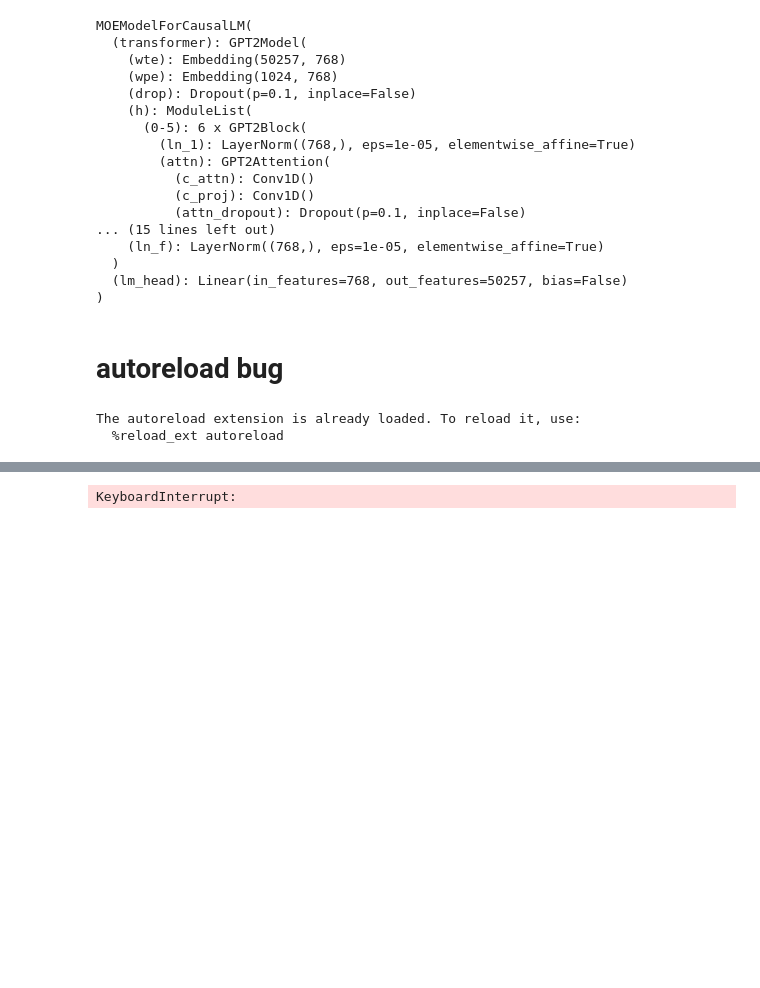
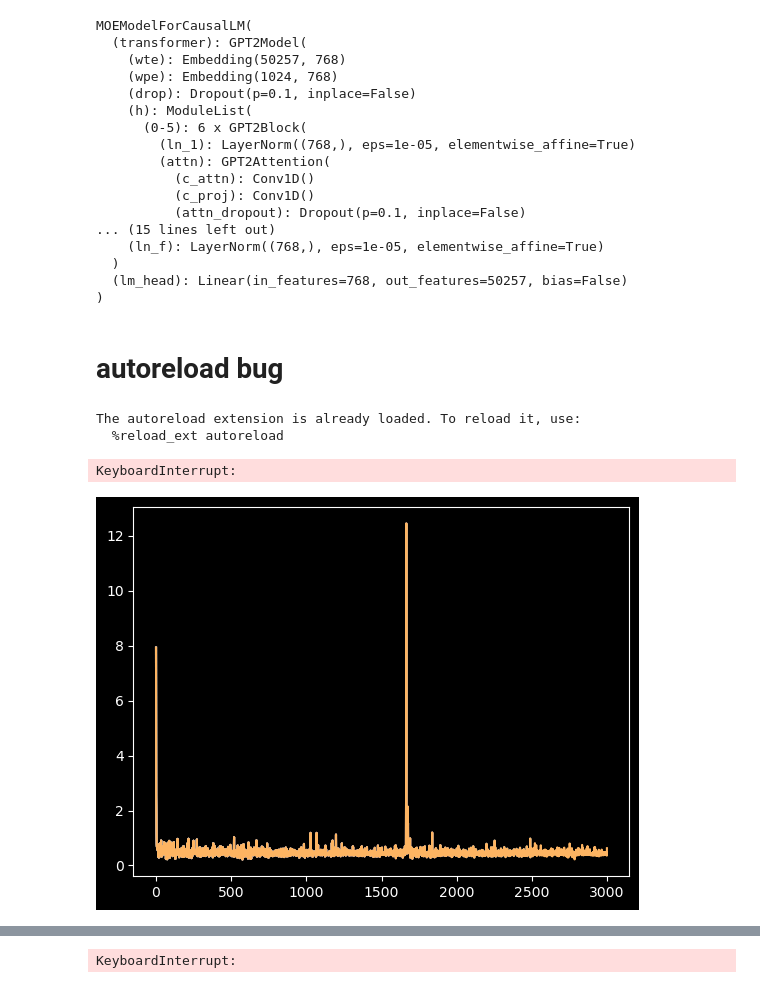
Before and after one commit to soCromp/be_great, a Jupyter notebook: multihead.ipynb, the cells around one changed output, grey strips where cells are left out. Saved outputs shown, nothing was run; the diff lists cells and outputs as text; code cells hidden in the pictures; blank space fills up the shorter version.

Commit message:
validate that 1col training works

```diff
--- a/multihead.ipynb
+++ b/multihead.ipynb
@@ -253,7 +253,7 @@ MOEModelForCausalLM(
 import transformers
 from torch import nn
 import torch
-from multihead_models import *
+from multihead_models import MOEModelForCausalLM
 import pandas as pd
 import torch
 from torch.utils.data import Dataset, DataLoader
@@ -314,37 +314,46 @@ dataloader = DataLoader(dataset, batch_size=1, shuffle=True)
 
 
 
 from tqdm import tqdm
 
 # Set up the optimizer and learning rate scheduler
 optimizer = AdamW(model.parameters(), lr=5e-4)
 # num_training_steps = len(dataloader) * 1  # Number of epochs
 # lr_scheduler = LinearLR(optimizer, total_iters=num_training_steps)
 
 ins = tokenizer(tokenizer.bos_token, return_tensors='pt')
 
-losses = []
-for epoch in range(3):  # Train for 3 epochs
+lossesmoe = []
+for epoch in range(1):  # Train for 3 epochs
     for batch in tqdm(dataloader):
+        optimizer.zero_grad()
         # print(batch)
         labels, labels_mask = batch
+        # labels = labels.to(device)
+        labels = labels[:,0,:]
+        labels_mask = labels_mask[:,0,:]
         labels = labels.to(device)
+        labels_mask = labels_mask.to(device)
 
-        outputs = model(ins['input_ids'].to(device), ins['attention_mask'].to(device), labels=labels)
+        outputs = model.debug_forward(input_ids=labels, attention_mask=labels_mask, labels=labels)
+        # outputs = model.debug_forward(ins['input_ids'].to(device), ins['attention_mask'].to(device), labels=labels)
         loss = outputs.loss
 
-        optimizer.zero_grad()
         loss.backward()
         optimizer.step()
-        # lr_scheduler.step()
 
-        losses.append(loss.item())
+        lossesmoe.append(loss.item())
+        if len(lossesmoe) % 500 == 0:
+            plt.plot(lossesmoe)
 
 print(tokenizer.batch_decode(model.generate()))
 torch.save(model.state_dict(), './ckpts/moe/dgpt2/adult-1col/july9.pt')
 
 from matplotlib import pyplot as plt
-plt.plot(losses)
+
+plt.plot(lossesmoe)
 # %% [output]
 The autoreload extension is already loaded. To reload it, use:
   %reload_ext autoreload
+KeyboardInterrupt:
+[figure, added]
```
Also changed, not shown: parts of 5 cells of this notebook, 1 other file.
